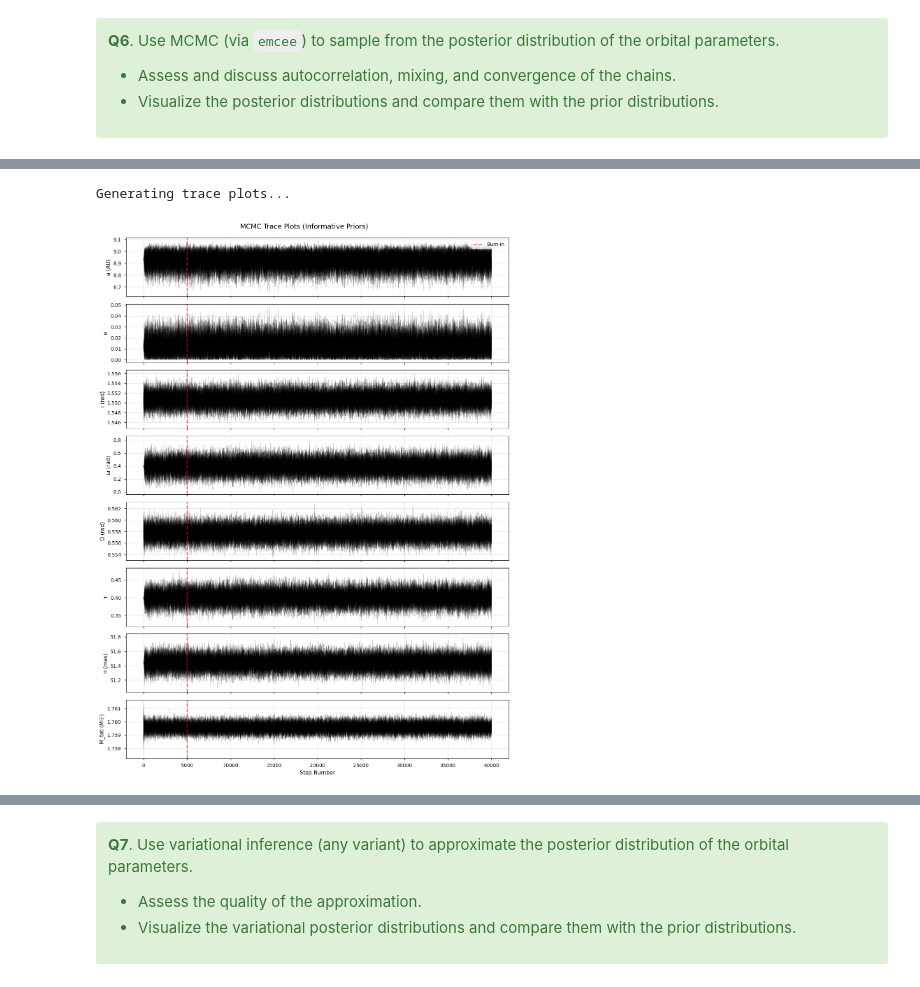
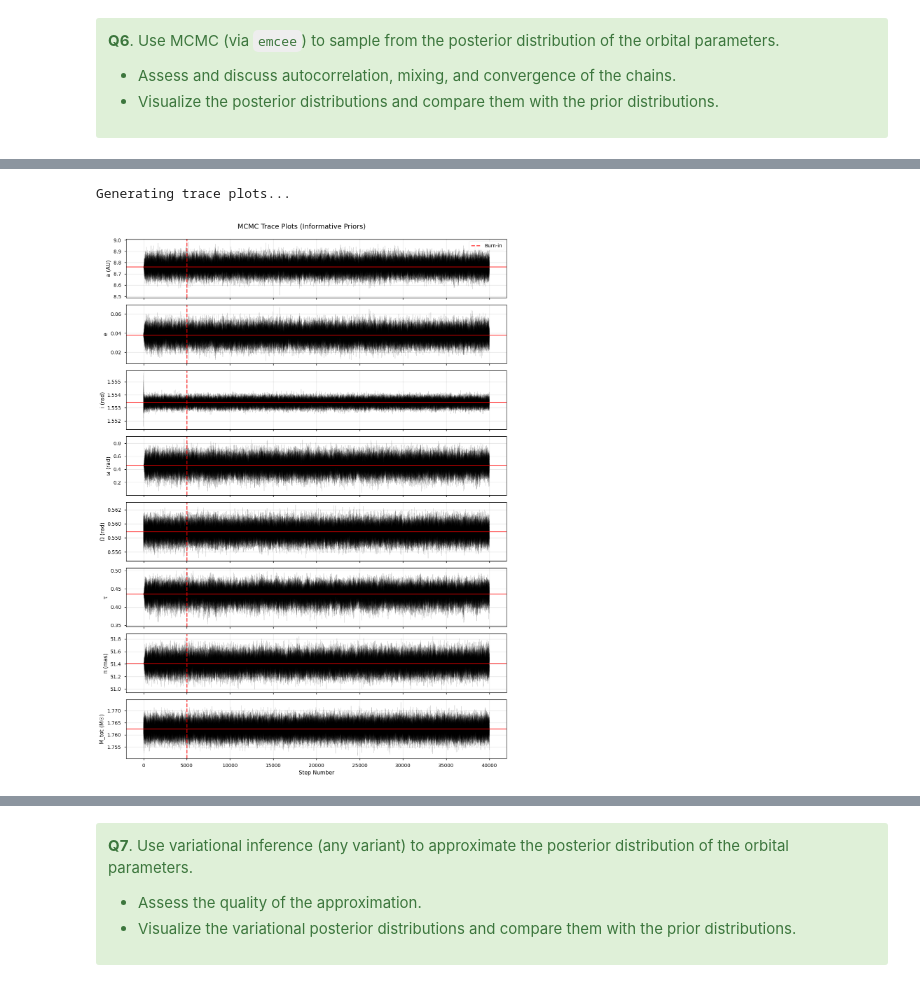
Before and after one commit to khalilAnkri/Estimating-the-orbit-of-Beta-Pictoris-b, a Jupyter notebook: homework.ipynb, the cells around one changed output, grey strips where cells are left out. Saved outputs shown, nothing was run; the diff lists cells and outputs as text; code cells hidden in the pictures.

```diff
--- a/homework.ipynb
+++ b/homework.ipynb
@@ -660,20 +659,20 @@ def log_prior(theta):
     """
     lp = 0.0
 
-    # 1. Semi-major axis (Gaussian: 10.018 ± 0.1 AU)
-    lp += norm.logpdf(theta["a"], loc=10.018, scale=0.1)
+    # 1. Semi-major axis (Gaussian: 10.018 ± 0.079 AU)
+    lp += norm.logpdf(theta["a"], loc=10.018, scale=0.079)
 
-    # 2. Eccentricity (Gaussian: 0.106 ± 0.01)
-    lp += norm.logpdf(theta["e"], loc=0.106, scale=0.01)
+    # 2. Eccentricity (Gaussian: 0.106 ± 0.0065)
+    lp += norm.logpdf(theta["e"], loc=0.106, scale=0.0065)
 
     # Physical bound check
     if not (0 <= theta["e"] < 1):
         return -np.inf
 
-    # 3. Inclination (Gaussian in degrees: 89.009 ± 0.1°)
+    # 3. Inclination (Gaussian in degrees: 89.009 ± 0.012°)
     # Convert from radians to degrees for prior calculation
     i_deg = np.degrees(theta["i"])
-    lp += norm.logpdf(i_deg, loc=89.009, scale=0.1)
+    lp += norm.logpdf(i_deg, loc=89.009, scale=0.012)
 
     # Physical bound check
     if not (0 <= theta["i"] <= np.pi):
@@ -707,9 +706,9 @@ def log_prior(theta):
     if theta["plx"] < 0:
         return -np.inf
 
-    # 8. Total Mass (Gaussian around M_star + M_planet)
-    # M_total = 1.75 + (9.56 ± 2.76)e-3 M_sun
-    lp += norm.logpdf(theta["Mtot"] - 1.75, loc=9.56e-3, scale=2.76e-4)
+    # 8. Total Mass (Gaussian: M_star + M_planet)
+    # M_total = 1.75 + (11.18 ± 2.2)e-3 M_sun = 1.761 ± 0.0022 M_sun
+    lp += norm.logpdf(theta["Mtot"], loc=1.761, scale=0.0022)
 
     if theta["Mtot"] < 0:
         return -np.inf
@@ -1152,82 +1060,30 @@ Extracting posterior samples...
 # %%
 labels = ["a (AU)", "e", "i (rad)", "ω (rad)", "Ω (rad)", "τ", "π (mas)", "M_tot (M☉)"]
 
-# --- TRACE PLOTS ---
+
 print(f"\nGenerating trace plots...")
 chain = sampler.get_chain()
 fig, axes = plt.subplots(ndim, 1, figsize=(12, 16), sharex=True)
 
 for i in range(ndim):
     axes[i].plot(chain[:, :, i], "k", alpha=0.2, linewidth=0.5)
     axes[i].axvline(burnin, color='r', linestyle='--', linewidth=2,
                     alpha=0.7, label='Burn-in' if i == 0 else '')
+
+
+    median_val = np.median(chain[burnin:, :, i])
+    axes[i].axhline(median_val, color='r', linestyle='-', linewidth=1.5, alpha=0.8)
+
     axes[i].set_ylabel(labels[i], fontsize=11)
     axes[i].grid(alpha=0.3)
     if i == 0:
         axes[i].legend(loc='upper right', fontsize=10)
 
 axes[-1].set_xlabel("Step Number", fontsize=11)
 plt.suptitle("MCMC Trace Plots (Informative Priors)", fontsize=14, y=0.995)
 plt.tight_layout()
 plt.savefig("trace_plots.png", dpi=150, bbox_inches='tight')
 plt.show()
-
-print(f"  ✓ Saved: trace_plots.png")
-
-# --- CORNER PLOT ---
-print(f"\nGenerating corner plot...")
-
-# Compute summary statistics
-percentiles = np.percentile(flat_samples, [16, 50, 84], axis=0)
-medians = percentiles[1]
-lower = percentiles[1] - percentiles[0]
-upper = percentiles[2] - percentiles[1]
-
-print(f"\n" + "="*70)
-print("POSTERIOR SUMMARY (Median with 68% Credible Intervals)")
-print("="*70)
-for i, name in enumerate(PARAM_KEYS):
-    print(f"  {name:6s} = {medians[i]:9.5f}  +{upper[i]:8.5f}  -{lower[i]:8.5f}")
-
-# Wikipedia values for comparison
-truths = [
-    10.018,                 # a
-    0.106,                  # e
-    np.radians(89.009),     # i
-    np.radians(21.835),     # omega
-    np.radians(31.774),     # Omega
-    None,                   # tau (unknown)
-    51.44,                  # plx
-    1.75 + 9.56e-3         # Mtot
-]
-
-# Create corner plot
-fig = corner.corner(
-    flat_samples,
-    labels=labels,
-    truths=truths,
-    truth_color="#3498db",
-    show_titles=True,
-    title_kwargs={"fontsize": 10},
-    quantiles=[0.16, 0.5, 0.84],
-    levels=(0.68, 0.95),
-    plot_density=False,
-    plot_datapoints=True,
-    fill_contours=True,
-    max_n_ticks=4,
-    title_fmt='.5f',
-    color='#2c3e50',
-    hist_kwargs={'density': True, 'color': '#2c3e50'}
-)
-
-# Add title
-fig.suptitle('Posterior Distributions (Blue lines = Wikipedia values)',
-             fontsize=14, y=1.0)
-
-plt.savefig("corner_plot.png", dpi=150, bbox_inches='tight')
-plt.show()
-
-print(f"\n  ✓ Saved: corner_plot.png")
 # %% [output]
 Generating trace plots...
-[figure, old version]
+[figure, new version]
```
Also changed, not shown: parts of 43 cells of this notebook, 12 other files.
